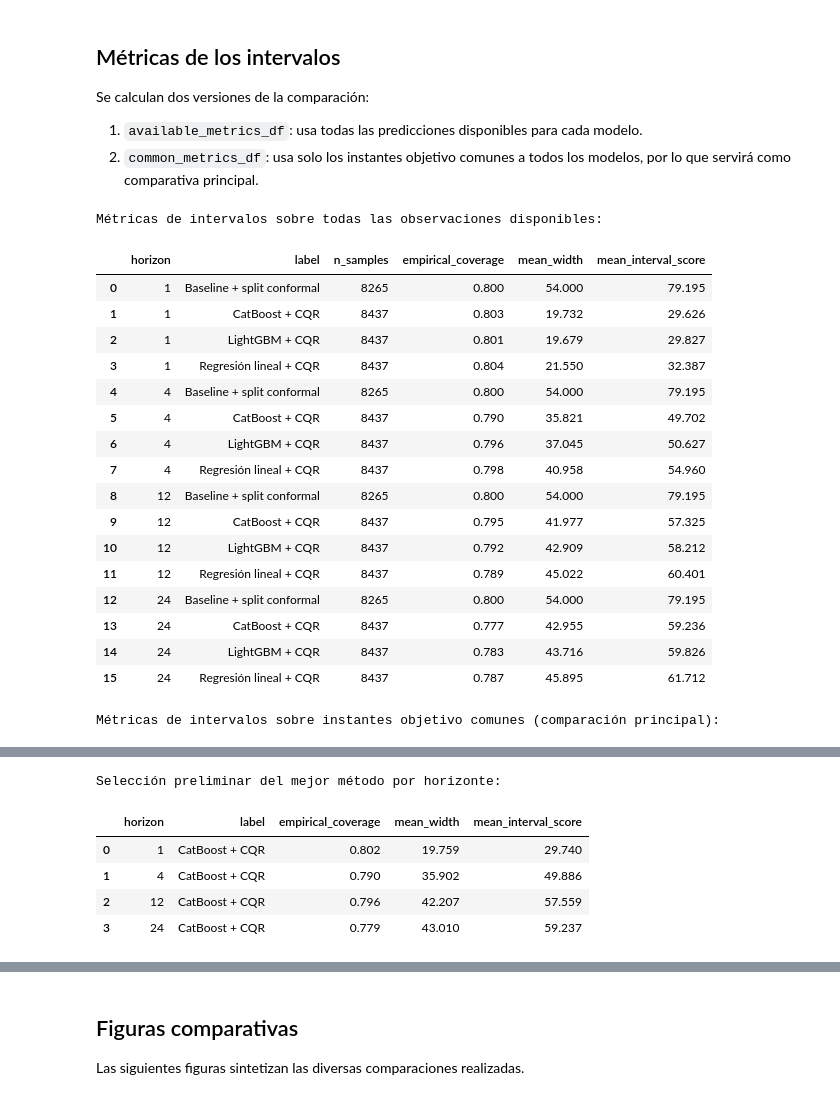
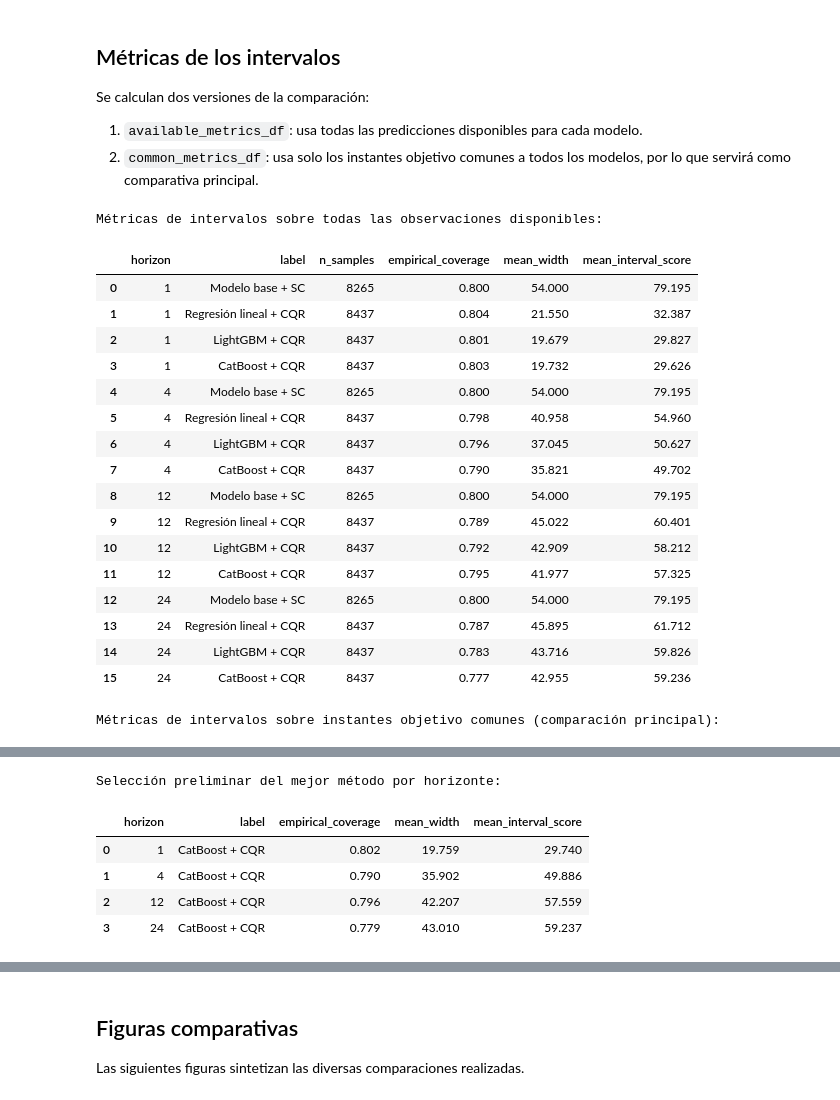
Before and after one commit to hipenation2142/trabajo, a Jupyter notebook: notebooks/07_interval_comparison_and_selection.ipynb, the cells around one changed output, grey strips where cells are left out. Drawn from its saved outputs; the diff is of its cells as text; code cells hidden in the pictures.

```diff
--- a/notebooks/07_interval_comparison_and_selection.ipynb
+++ b/notebooks/07_interval_comparison_and_selection.ipynb
@@ -455,41 +760,24 @@ Se calculan dos versiones de la comparación:
 2. `common_metrics_df`: usa solo los instantes objetivo comunes a todos los modelos, por lo que servirá como comparativa principal.
 # %%
 
-# Cálculo de métricas para todas las observaciones disponibles
+# Cálculo de métricas para todas las observaciones disponibles y para los instantes comunes
 
-available_metric_rows = []
-for (model_id, horizon), group in validation_intervals.groupby(["model", "horizon"], sort=True):
-    available_metric_rows.append(compute_interval_metrics(group))
-
-available_metrics_df = pd.DataFrame(available_metric_rows).sort_values(["horizon", "model"]).reset_index(drop=True)
-
-# Cálculo de métricas para los instantes objetivo comunes
-common_metric_rows = []
-for (model_id, horizon), group in common_intervals.groupby(["model", "horizon"], sort=True):
-    common_metric_rows.append(compute_interval_metrics(group))
-
-common_metrics_df = pd.DataFrame(common_metric_rows).sort_values(["horizon", "model"]).reset_index(drop=True)
-
-# Ranking por horizonte, usando como criterio principal el interval score.
-ranked_frames = []
-for horizon, group in common_metrics_df.groupby("horizon", sort=True):
-    ranked = group.sort_values(
-        ["mean_interval_score", "coverage_abs_error", "mean_width"],
-        ascending=[True, True, True],
-    ).copy()
-    ranked["rank_interval_score"] = np.arange(1, len(ranked) + 1)
-    ranked_frames.append(ranked)
-
-common_metrics_df = pd.concat(ranked_frames, ignore_index=True).sort_values(["horizon", "rank_interval_score"]).reset_index(drop=True)
+available_metrics_df = build_metrics_table(validation_intervals)
+common_metrics_df = rank_metrics_by_horizon(build_metrics_table(common_intervals))
 
 # Selección preliminar del mejor método por horizonte.
 best_method_by_horizon_df = (
-    common_metrics_df.sort_values(["horizon", "rank_interval_score"]).groupby("horizon", as_index=False).first()
+    common_metrics_df.sort_values(["horizon", "rank_interval_score"])
+    .groupby("horizon", as_index=False)
+    .first()
 )
 
 # Tabla de las mejoras respecto al modelo base en la comparación principal.
 baseline_reference = (
-    common_metrics_df.loc[common_metrics_df["model"] == "baseline_seasonal_naive", ["horizon", "empirical_coverage", "mean_width", "mean_interval_score"]]
+    common_metrics_df.loc[
+        common_metrics_df["model"] == "baseline_seasonal_naive",
+        ["horizon", "empirical_coverage", "mean_width", "mean_interval_score"],
+    ]
     .rename(
         columns={
             "empirical_coverage": "baseline_coverage",
@@ -504,57 +792,61 @@ improvement_vs_baseline_df = improvement_vs_baseline_df.loc[
     improvement_vs_baseline_df["model"] != "baseline_seasonal_naive"
 ].copy()
 improvement_vs_baseline_df["delta_coverage_vs_baseline"] = (
-    improvement_vs_baseline_df["empirical_coverage"] - improvement_vs_baseline_df["baseline_coverage"]
+    improvement_vs_baseline_df["empirical_coverage"]
+    - improvement_vs_baseline_df["baseline_coverage"]
 )
 improvement_vs_baseline_df["width_reduction_vs_baseline"] = (
-    improvement_vs_baseline_df["baseline_mean_width"] - improvement_vs_baseline_df["mean_width"]
+    improvement_vs_baseline_df["baseline_mean_width"]
+    - improvement_vs_baseline_df["mean_width"]
 )
 improvement_vs_baseline_df["interval_score_reduction_vs_baseline"] = (
-    improvement_vs_baseline_df["baseline_mean_interval_score"] - improvement_vs_baseline_df["mean_interval_score"]
+    improvement_vs_baseline_df["baseline_mean_interval_score"]
+    - improvement_vs_baseline_df["mean_interval_score"]
 )
-improvement_vs_baseline_df = improvement_vs_baseline_df.sort_values(["horizon", "rank_interval_score"]).reset_index(drop=True)
+improvement_vs_baseline_df = improvement_vs_baseline_df.sort_values(
+    ["horizon", "rank_interval_score"]
+).reset_index(drop=True)
 
 summary_common_df = common_metrics_df[
     [
         "horizon",
         "label",
         "n_samples",
         "empirical_coverage",
         "mean_width",
         "mean_interval_score",
         "rank_interval_score",
     ]
 ].copy()
-
 common_metrics_wide_df = summary_common_df.pivot(index="horizon", columns="label")
 
 print("Métricas de intervalos sobre todas las observaciones disponibles:")
 display(available_metrics_df[["horizon", "label", "n_samples", "empirical_coverage", "mean_width", "mean_interval_score"]])
 
 print("Métricas de intervalos sobre instantes objetivo comunes (comparación principal):")
 display(common_metrics_df[["horizon", "label", "n_samples", "empirical_coverage", "mean_width", "mean_interval_score", "rank_interval_score"]])
 
 print("Selección preliminar del mejor método por horizonte:")
 display(best_method_by_horizon_df[["horizon", "label", "empirical_coverage", "mean_width", "mean_interval_score"]])
 # %% [output]
 Métricas de intervalos sobre todas las observaciones disponibles:
 |  | horizon | label | n_samples | empirical_coverage | mean_width | mean_interval_score |
-| 0 | 1 | Baseline + split conformal | 8265 | 0.800 | 54.000 | 79.195 |
-| 1 | 1 | CatBoost + CQR | 8437 | 0.803 | 19.732 | 29.626 |
+| 0 | 1 | Modelo base + SC | 8265 | 0.800 | 54.000 | 79.195 |
+| 1 | 1 | Regresión lineal + CQR | 8437 | 0.804 | 21.550 | 32.387 |
 | 2 | 1 | LightGBM + CQR | 8437 | 0.801 | 19.679 | 29.827 |
-| 3 | 1 | Regresión lineal + CQR | 8437 | 0.804 | 21.550 | 32.387 |
-| 4 | 4 | Baseline + split conformal | 8265 | 0.800 | 54.000 | 79.195 |
-| 5 | 4 | CatBoost + CQR | 8437 | 0.790 | 35.821 | 49.702 |
+| 3 | 1 | CatBoost + CQR | 8437 | 0.803 | 19.732 | 29.626 |
+| 4 | 4 | Modelo base + SC | 8265 | 0.800 | 54.000 | 79.195 |
+| 5 | 4 | Regresión lineal + CQR | 8437 | 0.798 | 40.958 | 54.960 |
 | 6 | 4 | LightGBM + CQR | 8437 | 0.796 | 37.045 | 50.627 |
-| 7 | 4 | Regresión lineal + CQR | 8437 | 0.798 | 40.958 | 54.960 |
-| 8 | 12 | Baseline + split conformal | 8265 | 0.800 | 54.000 | 79.195 |
-| 9 | 12 | CatBoost + CQR | 8437 | 0.795 | 41.977 | 57.325 |
+| 7 | 4 | CatBoost + CQR | 8437 | 0.790 | 35.821 | 49.702 |
+| 8 | 12 | Modelo base + SC | 8265 | 0.800 | 54.000 | 79.195 |
+| 9 | 12 | Regresión lineal + CQR | 8437 | 0.789 | 45.022 | 60.401 |
 | 10 | 12 | LightGBM + CQR | 8437 | 0.792 | 42.909 | 58.212 |
-| 11 | 12 | Regresión lineal + CQR | 8437 | 0.789 | 45.022 | 60.401 |
-| 12 | 24 | Baseline + split conformal | 8265 | 0.800 | 54.000 | 79.195 |
-| 13 | 24 | CatBoost + CQR | 8437 | 0.777 | 42.955 | 59.236 |
+| 11 | 12 | CatBoost + CQR | 8437 | 0.795 | 41.977 | 57.325 |
+| 12 | 24 | Modelo base + SC | 8265 | 0.800 | 54.000 | 79.195 |
+| 13 | 24 | Regresión lineal + CQR | 8437 | 0.787 | 45.895 | 61.712 |
 | 14 | 24 | LightGBM + CQR | 8437 | 0.783 | 43.716 | 59.826 |
-| 15 | 24 | Regresión lineal + CQR | 8437 | 0.787 | 45.895 | 61.712 |
+| 15 | 24 | CatBoost + CQR | 8437 | 0.777 | 42.955 | 59.236 |
 Métricas de intervalos sobre instantes objetivo comunes (comparación principal):
 |  | horizon | label | n_samples | empirical_coverage | mean_width | mean_interval_score | rank_interval_score |
 | 0 | 1 | CatBoost + CQR | 8265 | 0.802 | 19.759 | 29.740 | 1 |
```
Also changed, not shown: parts of 27 cells of this notebook, 24 other files.
